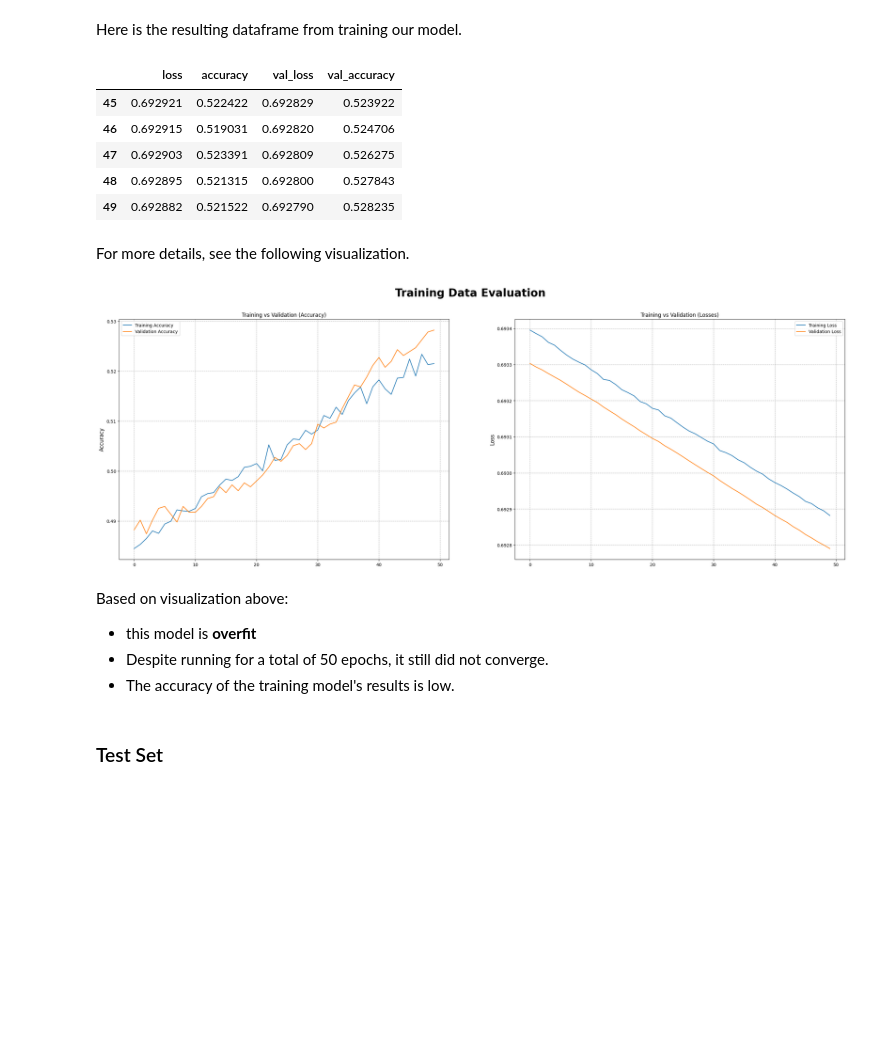
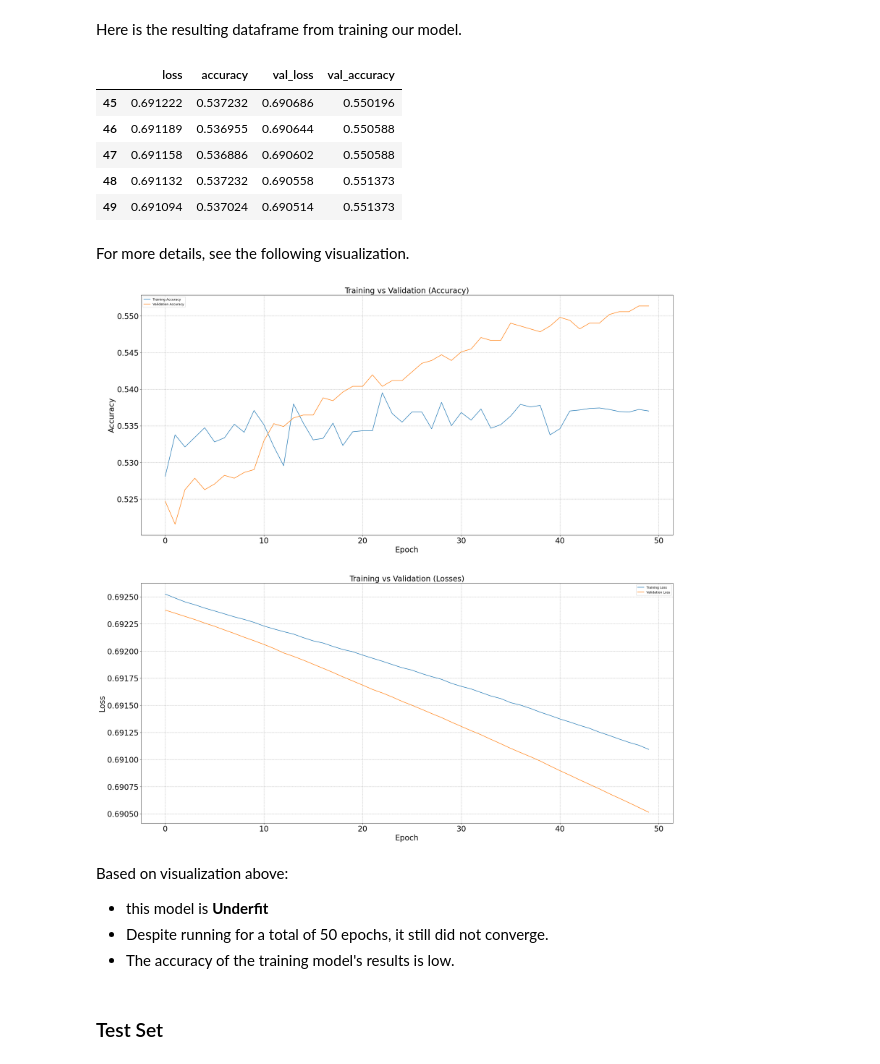
Before and after one commit to ahmadluay9/-Sentiment-Analysis-of-Amazon-Customer-Reviews, a Jupyter notebook: Notebook_Sentiment_Analysis_of_Amazon_Customer_Reviews.ipynb, the cells around one changed output. Drawn from its saved outputs; the diff is of its cells as text; code cells hidden in the pictures; blank space fills up the shorter version.

```diff
--- a/Notebook_Sentiment_Analysis_of_Amazon_Customer_Reviews.ipynb
+++ b/Notebook_Sentiment_Analysis_of_Amazon_Customer_Reviews.ipynb
@@ -189,8 +189,8 @@ positive = df[df['class_index']==2]
 negative = df[df['class_index']==1]
 # %%
 # sampling
-positive = positive.sample(25000, random_state=46).sort_index()
-negative = negative.sample(25000, random_state=48).sort_index()
+positive = positive.sample(10000, random_state=46).sort_index()
+negative = negative.sample(10000, random_state=48).sort_index()
 # %%
 # concat the dataframe
 data = [positive,negative]
@@ -878,41 +884,48 @@ history1_df = pd.DataFrame(history1.history)
 history1_df.tail(5)
 # %% [output]
 |  | loss | accuracy | val_loss | val_accuracy |
-| 45 | 0.692921 | 0.522422 | 0.692829 | 0.523922 |
-| 46 | 0.692915 | 0.519031 | 0.692820 | 0.524706 |
-| 47 | 0.692903 | 0.523391 | 0.692809 | 0.526275 |
-| 48 | 0.692895 | 0.521315 | 0.692800 | 0.527843 |
-| 49 | 0.692882 | 0.521522 | 0.692790 | 0.528235 |
+| 45 | 0.691222 | 0.537232 | 0.690686 | 0.550196 |
+| 46 | 0.691189 | 0.536955 | 0.690644 | 0.550588 |
+| 47 | 0.691158 | 0.536886 | 0.690602 | 0.550588 |
+| 48 | 0.691132 | 0.537232 | 0.690558 | 0.551373 |
+| 49 | 0.691094 | 0.537024 | 0.690514 | 0.551373 |
 # %% [markdown]
 For more details, see the following visualization.
 # %%
 # Training Data Evaluation
-fig, ax = plt.subplots(1,2, figsize=(30,10))
-fig.suptitle('Training Data Evaluation', fontsize=25, weight='bold')
+fig, ax = plt.subplots(2,1, figsize=(30,30))
 
-plt.subplot(1,2,1)
-plt.title("Training vs Validation (Accuracy)", fontsize=12)
+# fig.suptitle('Training Data Evaluation', fontsize=50, weight='bold')
+
+plt.subplot(2,1,1)
+plt.title("Training vs Validation (Accuracy)", fontsize=24)
 plt.plot(history1.history['accuracy'],label="Training Accuracy")
 plt.plot(history1.history['val_accuracy'], label="Validation Accuracy")
-plt.ylabel("Accuracy", fontsize=12)
+plt.xlabel("Epoch", fontsize=24)
+plt.xticks(fontsize=24)
+plt.ylabel("Accuracy", fontsize=24)
+plt.yticks(fontsize=24)
 plt.legend()
 plt.grid(linestyle='--')
 
-plt.subplot(1,2,2)
-plt.title("Training vs Validation (Losses)", fontsize=12)
+plt.subplot(2,1,2)
+plt.title("Training vs Validation (Losses)", fontsize=24)
 plt.plot(history1.history['loss'], label="Training Loss")
 plt.plot(history1.history['val_loss'], label="Validation Loss")
-plt.ylabel("Loss", fontsize=12)
+plt.xlabel("Epoch", fontsize=24)
+plt.xticks(fontsize=24)
+plt.ylabel("Loss", fontsize=24)
+plt.yticks(fontsize=24)
 plt.legend()
 plt.grid(linestyle='--')
 
 plt.style.use('default')
 plt.show()
 # %% [output]
-[figure, old version]
+[figure, new version]
 # %% [markdown]
 Based on visualization above:
-- this model is **overfit**
+- this model is **Underfit**
 - Despite running for a total of 50 epochs, it still did not converge.
 - The accuracy of the training model's results is low.
 # %% [markdown]
```
Also changed, not shown: parts of 59 cells of this notebook, 1 other file.
